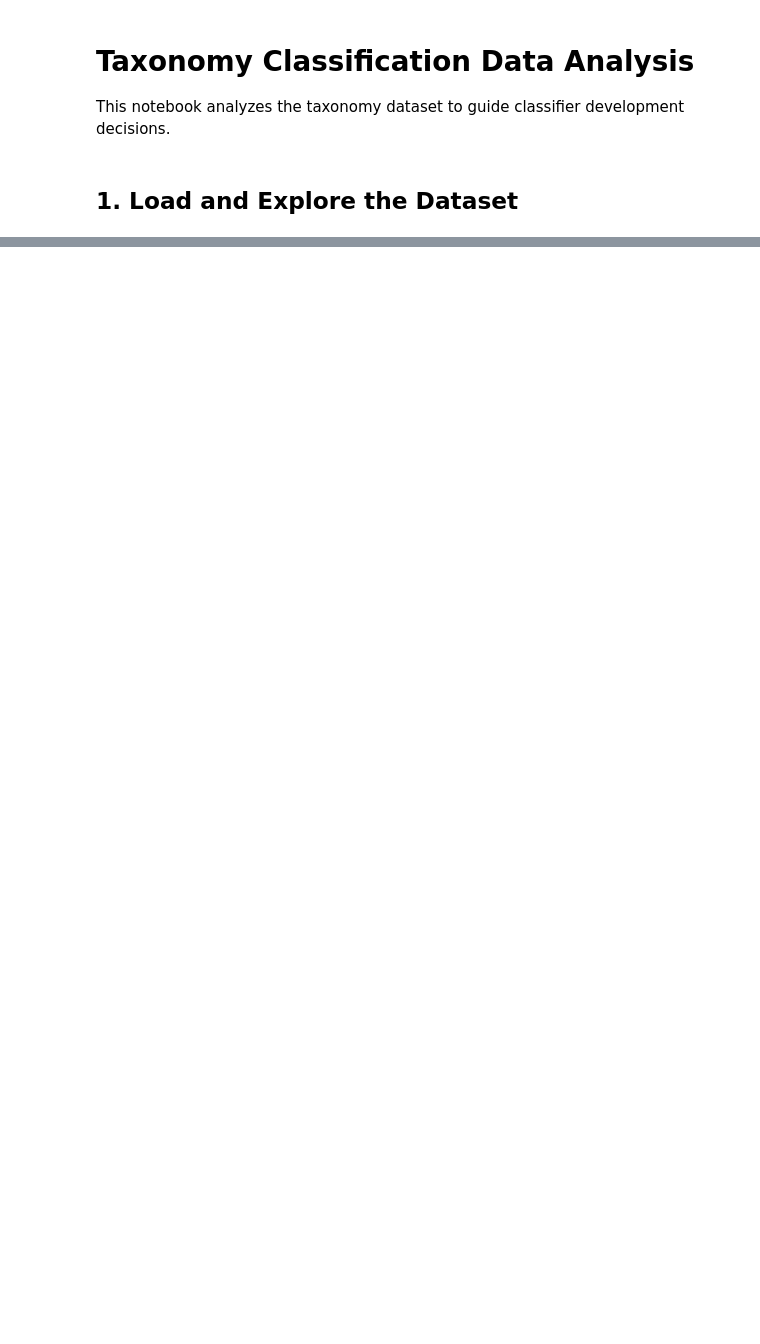
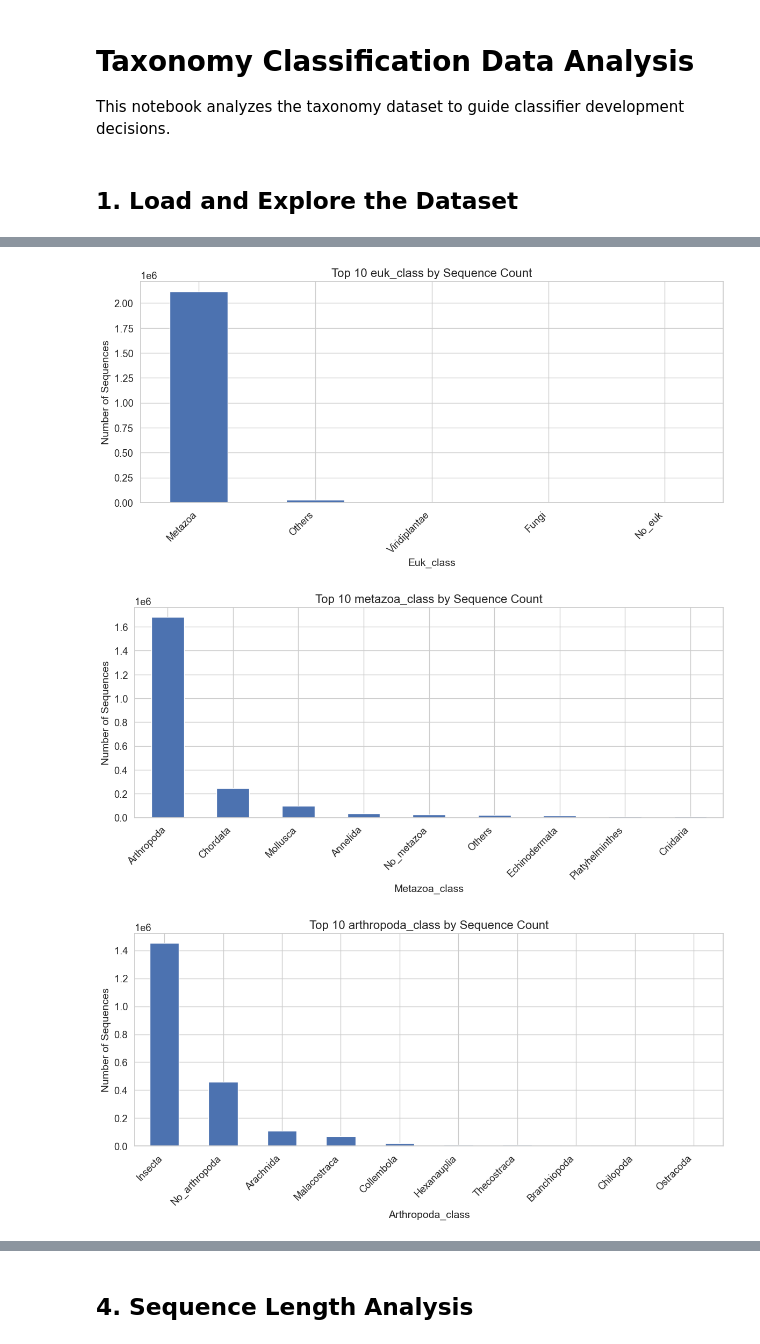
Before and after one commit to ntorqulu/taxo_classification, a Jupyter notebook: jupyter_notebooks/data_analysis.ipynb, the cells around one changed output, grey strips where cells are left out. Drawn from its saved outputs; the diff is of its cells as text; code cells hidden in the pictures; blank space fills up the shorter version.

```diff
--- a/jupyter_notebooks/data_analysis.ipynb
+++ b/jupyter_notebooks/data_analysis.ipynb
@@ -45,0 +98,25 @@ Unique taxonomic IDs: 252200
+# %%
+# Create function to display taxonomic ranks as a table
+def display_rank_distribution_table(df, rank_col):
+    # Get value counts for the rank
+    counts = df[rank_col].value_counts().reset_index()
+    counts.columns = [rank_col.replace('_class', '').capitalize(), 'Number of Sequences']
+
+    # Calculate percentage
+    counts['Percentage (%)'] = (counts['Number of Sequences'] / len(df) * 100).round(2)
+
+    # Sort by count in descending order
+    counts = counts.sort_values('Number of Sequences', ascending=False)
+
+    # Style the table for better visualization
+    styled_table = counts.style.background_gradient(subset=['Number of Sequences'], cmap='Blues')\
+                          .background_gradient(subset=['Percentage (%)'], cmap='Greens')\
+                          .format({'Percentage (%)': '{:.2f}%'})\
+                          .set_caption(f"Distribution of {rank_col.replace('_name', '').capitalize()}")
+
+    return styled_table
+
+# Display tables for each taxonomic rank
+for rank in taxonomy_ranks:
+    print(f"\n## Distribution of {rank.replace('_name', '').capitalize()}")
+    display(display_rank_distribution_table(df, rank))
@@ -45,0 +190,19 @@ Unique taxonomic IDs: 252200
+# %%
+#Create a distribution analysis for each taxonomic rank",
+def plot_rank_distribution(df, rank_col, top_n=10):
+    counts = df[rank_col].value_counts().head(top_n)
+    plt.figure(figsize=(12, 6))
+    counts.plot(kind='bar')
+    plt.title(f'Top {top_n} {rank_col.replace("_name", "")} by Sequence Count', fontsize=16)
+    plt.ylabel('Number of Sequences', fontsize=14)
+    plt.xlabel(rank_col.replace("_name", "").capitalize(), fontsize=14)
+    plt.xticks(rotation=45, ha='right')
+    plt.tight_layout()
+    plt.show()
+
+for rank in taxonomy_ranks:
+    plot_rank_distribution(df, rank)
+# %% [output]
+[figure, added]
+[figure, added]
+[figure, added]
@@ -45,0 +210,2 @@ Unique taxonomic IDs: 252200
+# %% [markdown]
+## 4. Sequence Length Analysis
```
Also changed, not shown: parts of 28 cells of this notebook, 42 other files.
